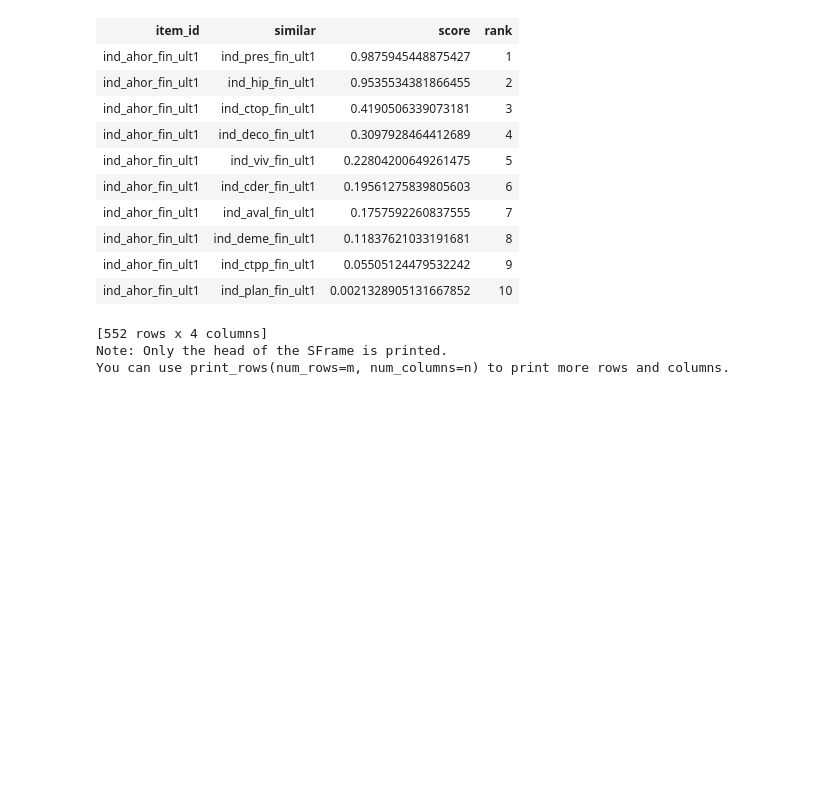
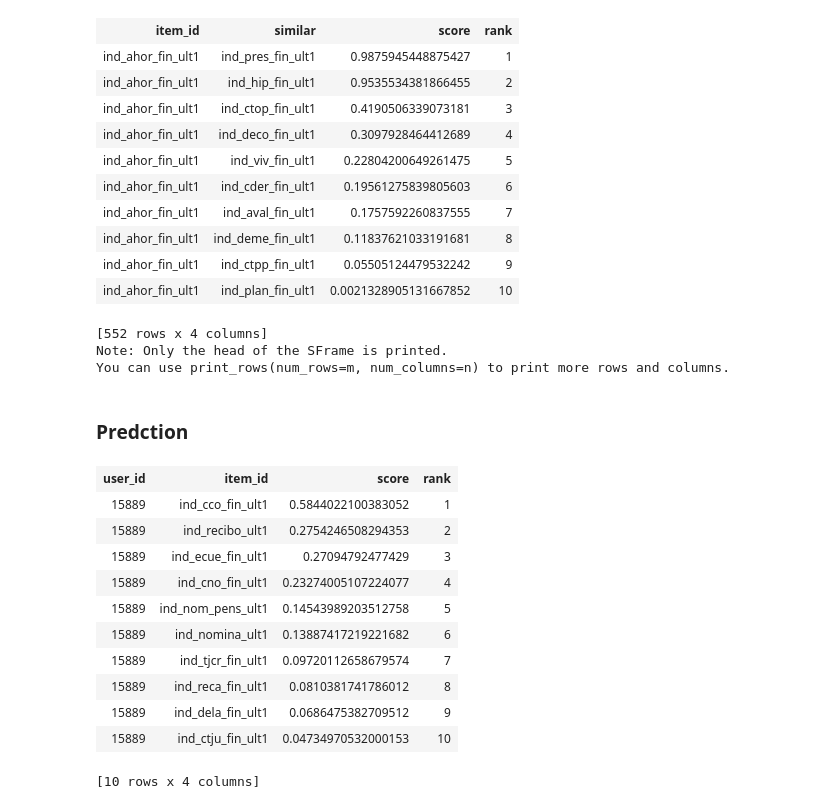
Before and after one commit to DevMilk/Recommendation-System-Work, a Jupyter notebook: recommendation.ipynb, the cells around one changed output. Cells and saved outputs as stored; diff of their text form; code cells hidden in the pictures; blank space fills up the shorter version.

```diff
--- a/recommendation.ipynb
+++ b/recommendation.ipynb
@@ -415,6 +436,23 @@ model.get_similar_items(ItemNames, k=24)
 [552 rows x 4 columns]
 Note: Only the head of the SFrame is printed.
 You can use print_rows(num_rows=m, num_columns=n) to print more rows and columns.
+# %% [markdown]
+### Predction
+# %%
+model.recommend([15889])
+# %% [output]
+| user_id | item_id | score | rank |
+| 15889 | ind_cco_fin_ult1 | 0.5844022100383052 | 1 |
+| 15889 | ind_recibo_ult1 | 0.2754246508294353 | 2 |
+| 15889 | ind_ecue_fin_ult1 | 0.27094792477429 | 3 |
+| 15889 | ind_cno_fin_ult1 | 0.23274005107224077 | 4 |
+| 15889 | ind_nom_pens_ult1 | 0.14543989203512758 | 5 |
+| 15889 | ind_nomina_ult1 | 0.13887417219221682 | 6 |
+| 15889 | ind_tjcr_fin_ult1 | 0.09720112658679574 | 7 |
+| 15889 | ind_reca_fin_ult1 | 0.0810381741786012 | 8 |
+| 15889 | ind_dela_fin_ult1 | 0.0686475382709512 | 9 |
+| 15889 | ind_ctju_fin_ult1 | 0.04734970532000153 | 10 |
+[10 rows x 4 columns]
 # %%
 testPersons = test["ncodpers"]
 #Recommendation skorları
```
Also changed, not shown: parts of 2 cells of this notebook.
